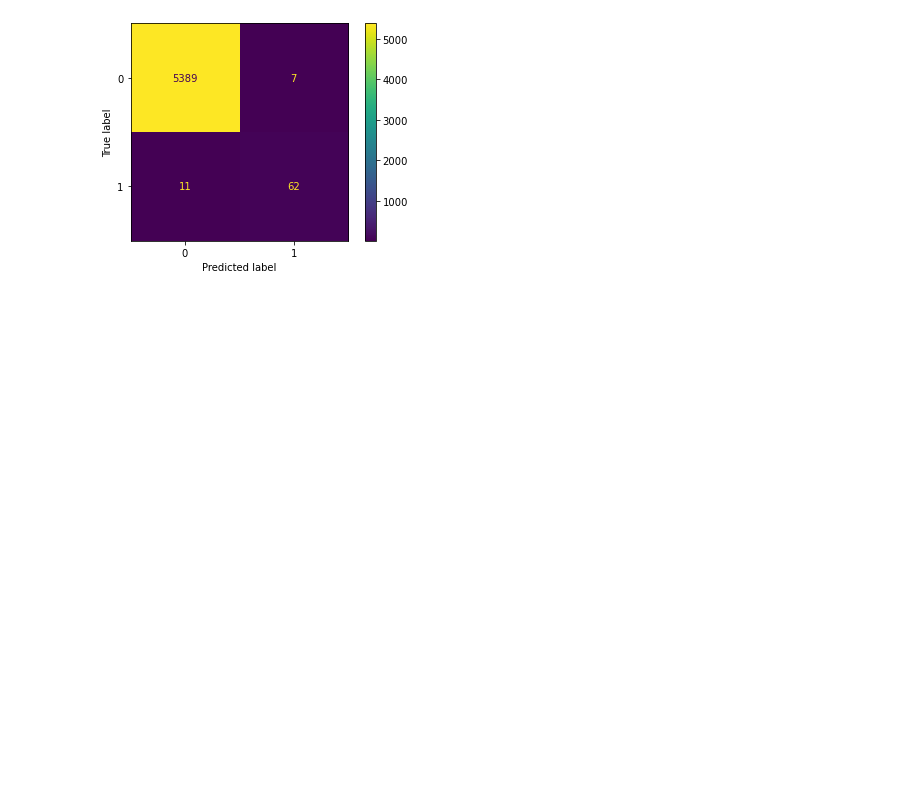
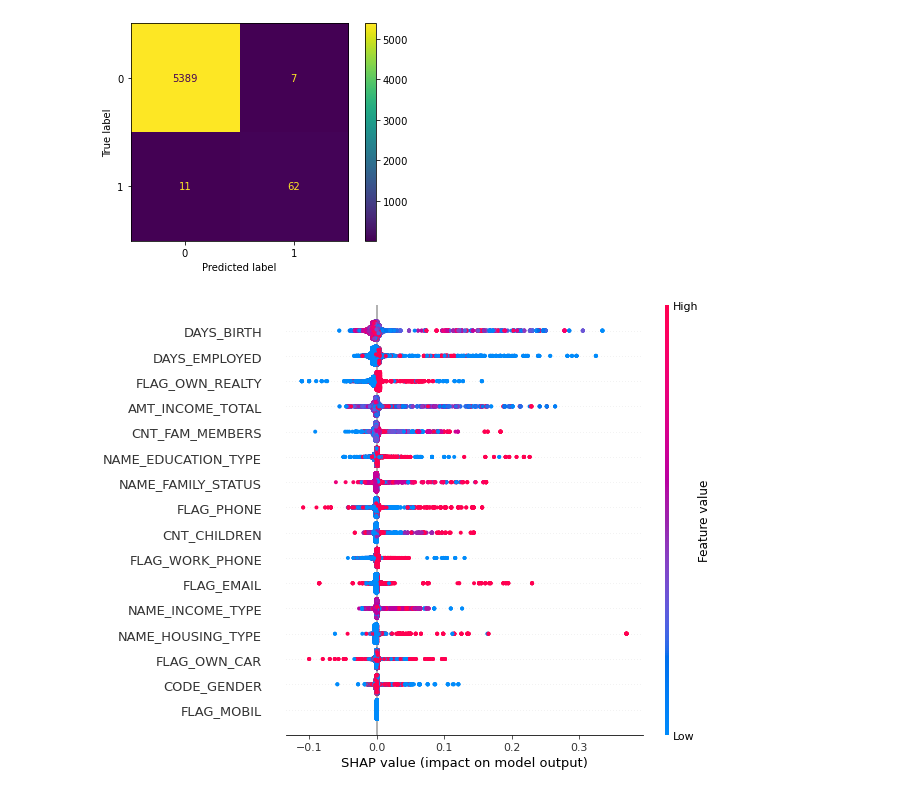
Before and after one commit to afroserom/ibm_advanced_data_science_capstone, a Jupyter notebook: 5_model_evaluation_deploy.ipynb, the cells around one changed output. Cells and saved outputs as stored; diff of their text form; code cells hidden in the pictures; blank space fills up the shorter version.

```diff
--- a/5_model_evaluation_deploy.ipynb
+++ b/5_model_evaluation_deploy.ipynb
@@ -46,5 +46,6 @@ import shap
 # %%
 df_validation = pd.read_parquet(f"data/{sts.DATASET_VALIDATION_FILENAME}")
+df_train = pd.read_parquet(f"data/{sts.DATASET_TRAIN_FILENAME}")
 # %%
 X_validation = df_validation.iloc[:,:-1]
 y_validation = df_validation.iloc[:,-1]
@@ -79,3 +80,13 @@ plot_confusion_matrix(best_estimator, X_validation, y_validation)
 # %% [output]
 <sklearn.metrics._plot.confusion_matrix.ConfusionMatrixDisplay at 0x...>
 [figure]
+# %%
+explainer = shap.TreeExplainer(best_estimator["clf"])
+# %%
+X_transformed = pd.DataFrame(best_estimator["preprocessor"].transform(df_train[best_estimator["preprocessor"].initial_features]), columns=best_estimator["preprocessor"].final_features)
+# %%
+shap_values = explainer.shap_values(X_transformed)
+# %%
+shap.summary_plot(shap_values[1], X_transformed, plot_type="dot")
+# %% [output]
+[figure, added]
```
Also changed, not shown: parts of 1 cell of this notebook, 2 other files.
